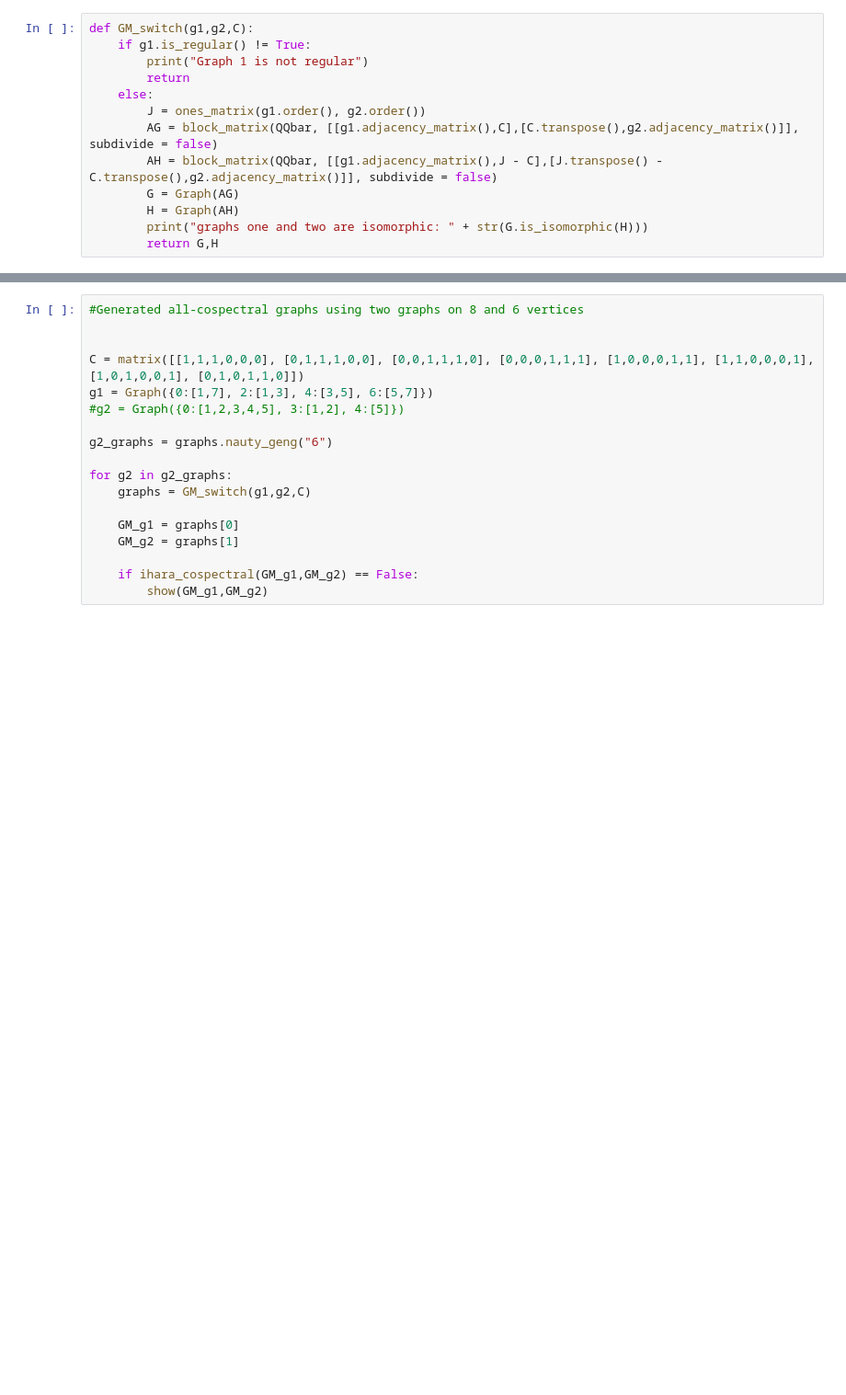
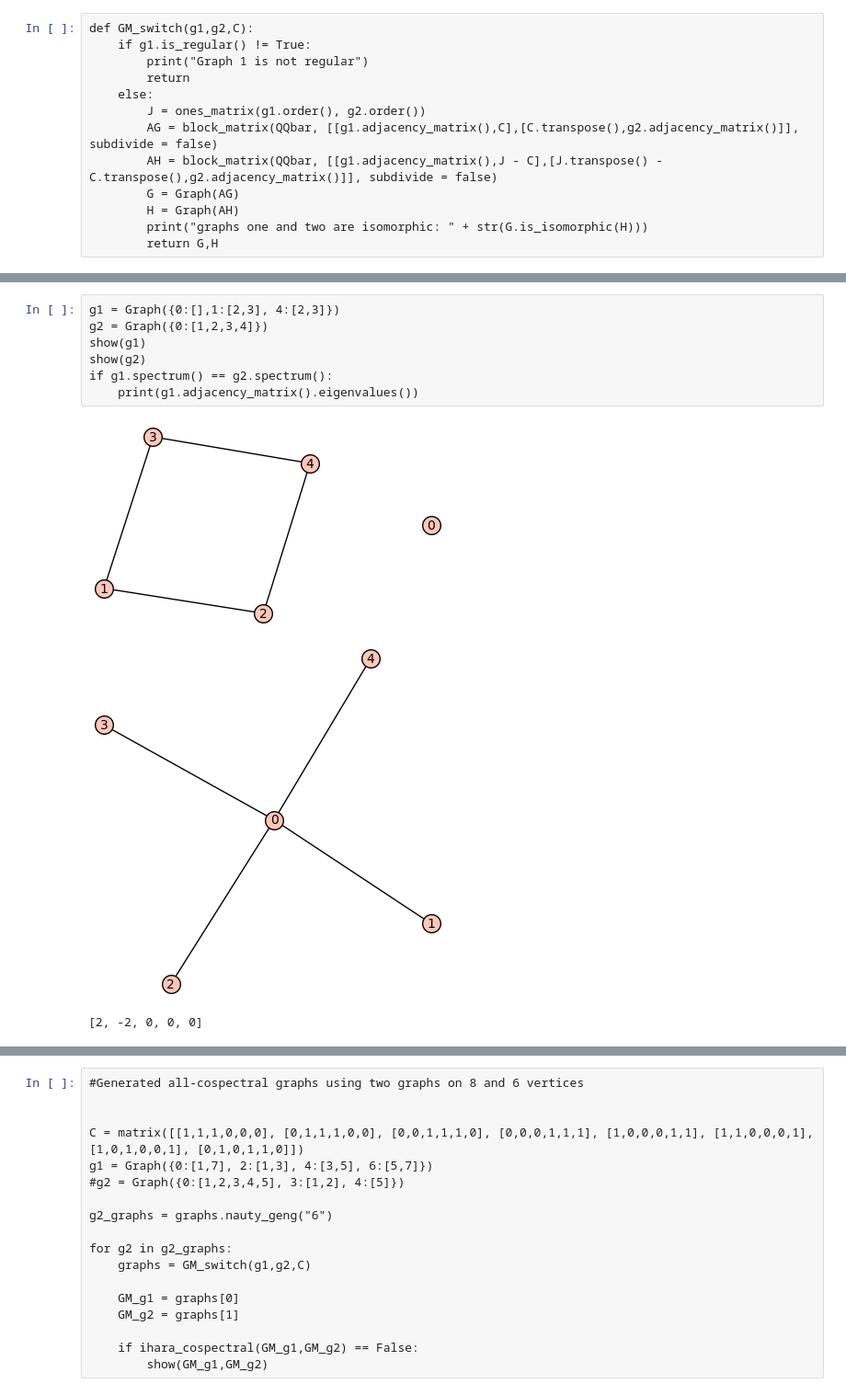
Before and after one commit to davizacheu/Spectral-Graph-Theory-Research, a Jupyter notebook: NB_Functions.ipynb, the cells around one changed output, grey strips where cells are left out. Shown at 92% size. Drawn from its saved outputs; the diff is of its cells as text; blank space fills up the shorter version.

```diff
--- a/NB_Functions.ipynb
+++ b/NB_Functions.ipynb
@@ -353,0 +500,11 @@ for cospectrum in spec_set:
+# %%
+g1 = Graph({0:[],1:[2,3], 4:[2,3]})
+g2 = Graph({0:[1,2,3,4]})
+show(g1)
+show(g2)
+if g1.spectrum() == g2.spectrum():
+    print(g1.adjacency_matrix().eigenvalues())
+# %% [output]
+[figure, added]
+[figure, added]
+[2, -2, 0, 0, 0]
```
Also changed, not shown: parts of 39 cells of this notebook, 1 other file.
